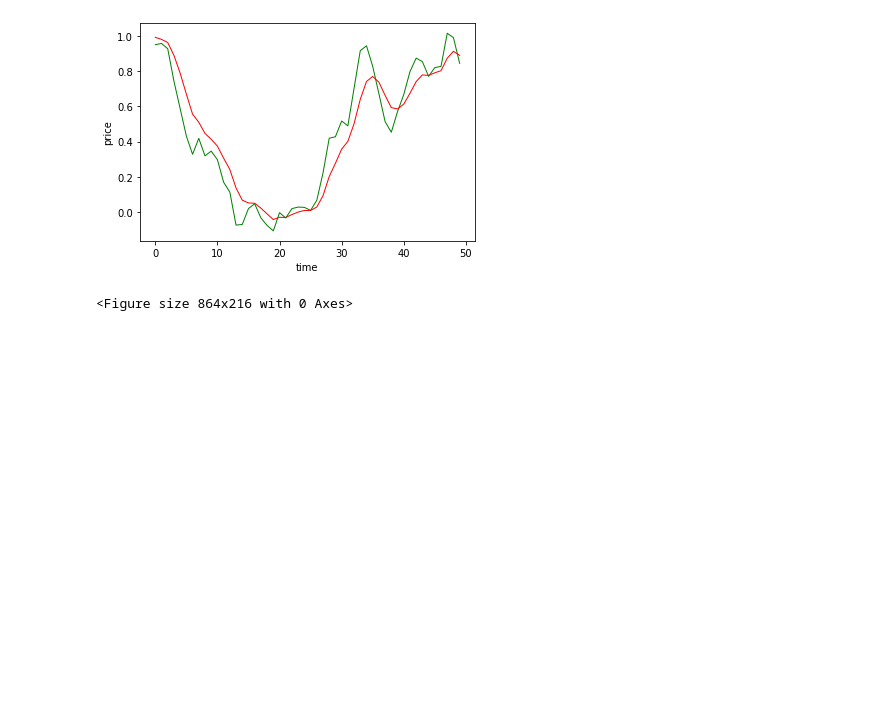
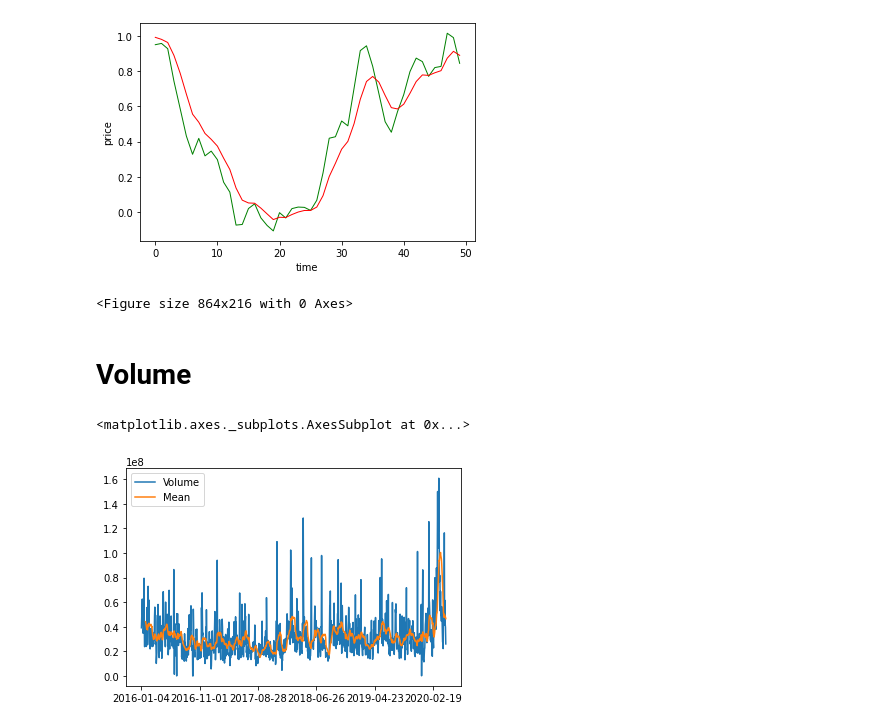
Before and after one commit to yoyo-girl/Stocker, a Jupyter notebook: Analysis_for_daily_price.ipynb, the cells around one changed output. Cells and saved outputs as stored; diff of their text form; code cells hidden in the pictures; blank space fills up the shorter version.

```diff
--- a/Analysis_for_daily_price.ipynb
+++ b/Analysis_for_daily_price.ipynb
@@ -227,12 +227,14 @@ Dic_Open = {}
 Dic_High = {}
 Dic_Low = {}
 Dic_Close = {}
+Dic_Volume = {}
 
 for count in range(len(daily_trade['Date'])):
     Dic_Open[daily_trade['Date'][count]] = daily_trade['Open'][count]
     Dic_High[daily_trade['Date'][count]] = daily_trade['High'][count]
     Dic_Low[daily_trade['Date'][count]] = daily_trade['Low'][count]
     Dic_Close[daily_trade['Date'][count]] = daily_trade['Close'][count]
+    Dic_Volume[daily_trade['Date'][count]] = daily_trade['Volume'][count]
 # %%
 # for d in Dic_Close.keys():
 #     print([d,Dic_Open[d],Dic_High[d],Dic_Low[d],Dic_Close[d]])
@@ -333,3 +333,12 @@ plt.show()
 # %% [output]
 [figure]
 <Figure size 864x216 with 0 Axes>
+# %% [markdown]
+# Volume
+# %%
+df  = pd.Series( Dic_Volume,Dic_Volume.keys(),name='Volume' ).to_frame()
+df['Mean'] = df['Volume'].rolling(window = 15).mean()
+df[['Volume','Mean']].plot(kind = 'line')
+# %% [output]
+<matplotlib.axes._subplots.AxesSubplot at 0x...>
+[figure, added]
```
Also changed, not shown: parts of 4 cells of this notebook.
